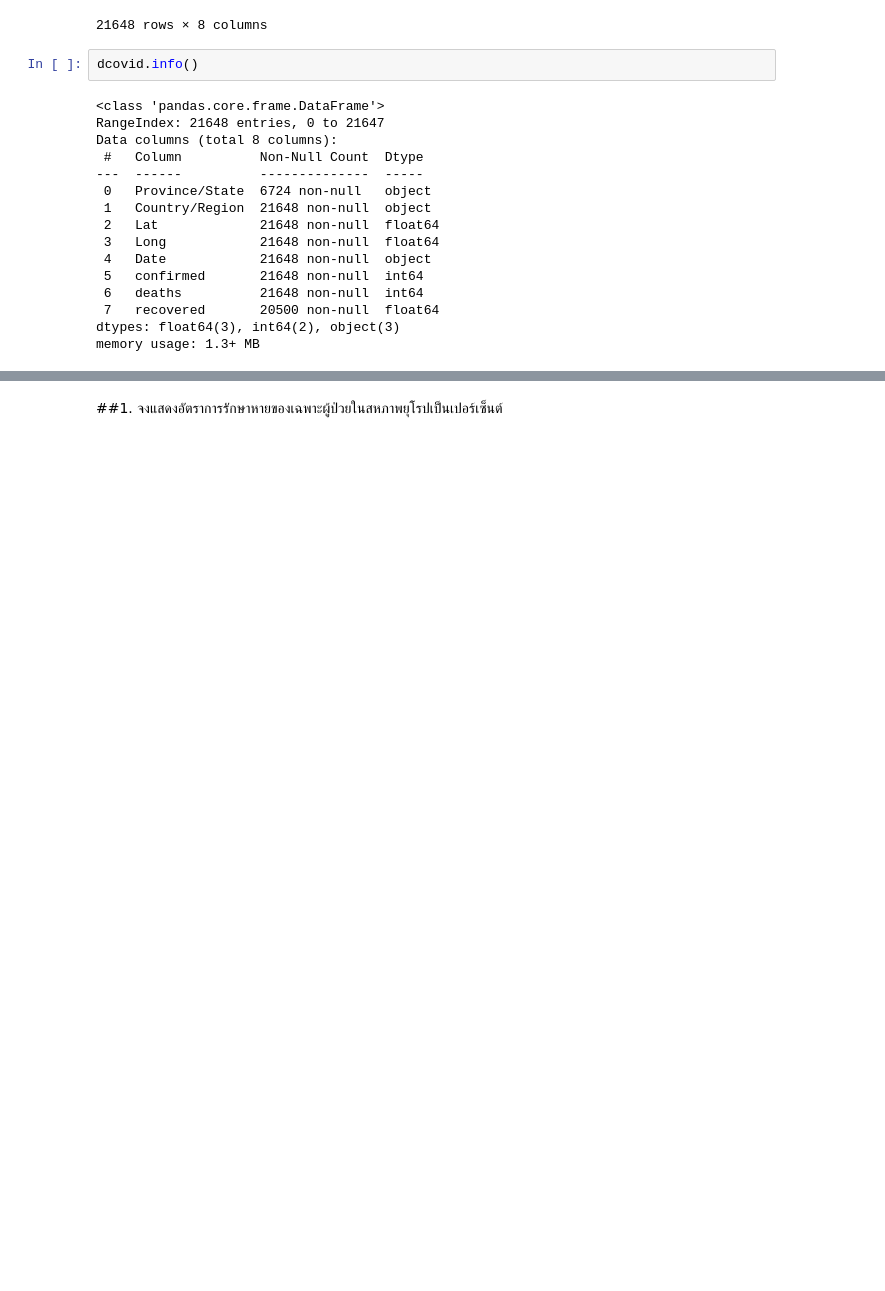
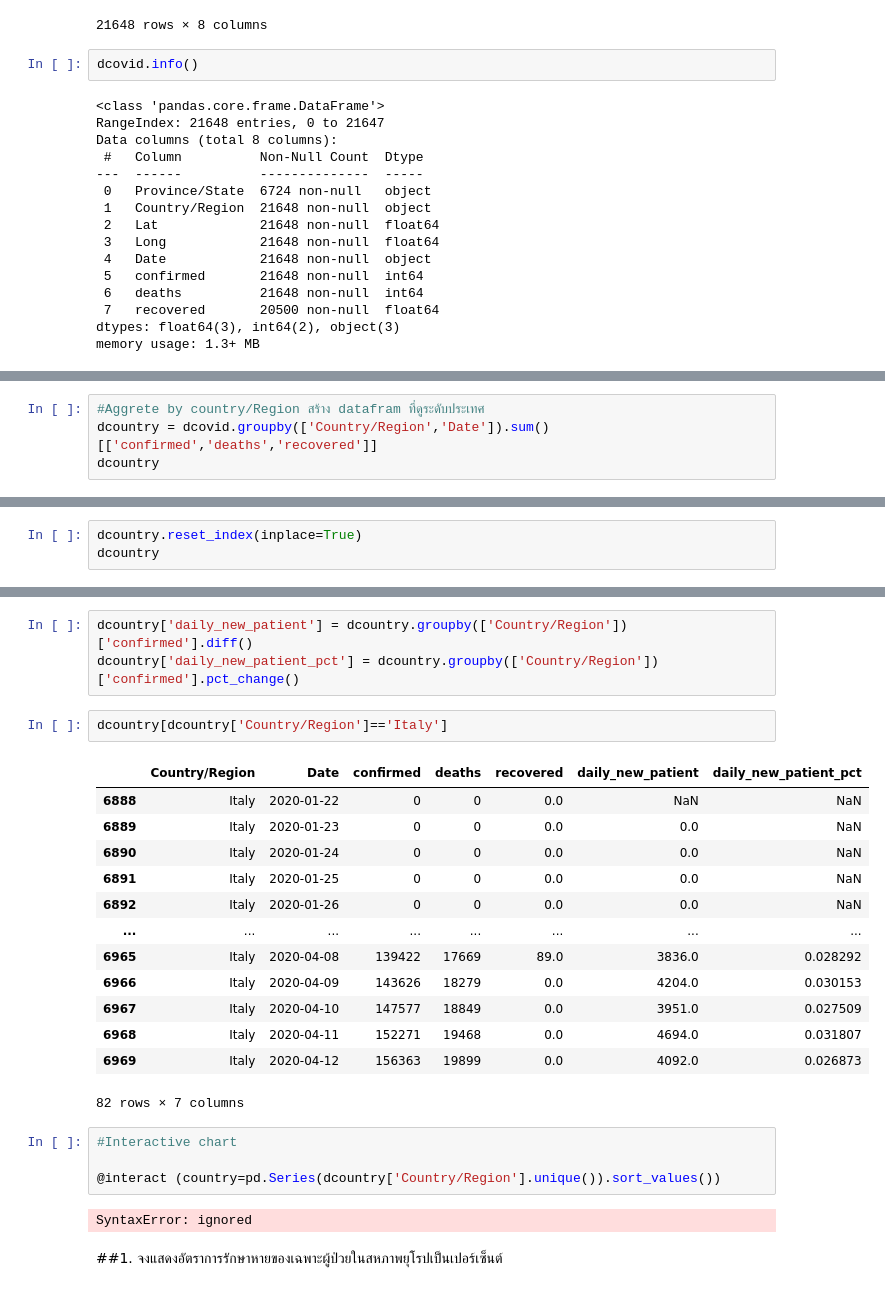
Before and after one commit to Ausawin2016/30Daypy, a Jupyter notebook: #5_Assigment2_อัศวิน_เอี่ยมสะอาดCOVID_19.ipynb, the cells around one changed output, grey strips where cells are left out. Drawn from its saved outputs; the diff is of its cells as text; blank space fills up the shorter version.

```diff
--- a/#5_Assigment2_อัศวิน_เอี่ยมสะอาดCOVID_19.ipynb
+++ b/#5_Assigment2_อัศวิน_เอี่ยมสะอาดCOVID_19.ipynb
@@ -258,0 +317,4 @@ dcovid['Date']
+# %%
+#Aggrete by country/Region สร้าง datafram ที่ดูระดับประเทศ
+dcountry = dcovid.groupby(['Country/Region','Date']).sum()[['confirmed','deaths','recovered']]
+dcountry
@@ -258,0 +363,3 @@ dcovid['Date']
+# %%
+dcountry.reset_index(inplace=True)
+dcountry
@@ -259,3 +396,28 @@ dcovid['Date']
+# %%
+dcountry['daily_new_patient'] = dcountry.groupby(['Country/Region'])['confirmed'].diff()
+dcountry['daily_new_patient_pct'] = dcountry.groupby(['Country/Region'])['confirmed'].pct_change()
+# %%
+dcountry[dcountry['Country/Region']=='Italy']
+# %% [output]
+|  | Country/Region | Date | confirmed | deaths | recovered | daily_new_patient | daily_new_patient_pct |
+| 6888 | Italy | 2020-01-22 | 0 | 0 | 0.0 | NaN | NaN |
+| 6889 | Italy | 2020-01-23 | 0 | 0 | 0.0 | 0.0 | NaN |
+| 6890 | Italy | 2020-01-24 | 0 | 0 | 0.0 | 0.0 | NaN |
+| 6891 | Italy | 2020-01-25 | 0 | 0 | 0.0 | 0.0 | NaN |
+| 6892 | Italy | 2020-01-26 | 0 | 0 | 0.0 | 0.0 | NaN |
+| ... | ... | ... | ... | ... | ... | ... | ... |
+| 6965 | Italy | 2020-04-08 | 139422 | 17669 | 89.0 | 3836.0 | 0.028292 |
+| 6966 | Italy | 2020-04-09 | 143626 | 18279 | 0.0 | 4204.0 | 0.030153 |
+| 6967 | Italy | 2020-04-10 | 147577 | 18849 | 0.0 | 3951.0 | 0.027509 |
+| 6968 | Italy | 2020-04-11 | 152271 | 19468 | 0.0 | 4694.0 | 0.031807 |
+| 6969 | Italy | 2020-04-12 | 156363 | 19899 | 0.0 | 4092.0 | 0.026873 |
+82 rows × 7 columns
+# %%
+#Interactive chart
+
+@interact (country=pd.Series(dcountry['Country/Region'].unique()).sort_values())
+# %% [output]
+SyntaxError: ignored
 # %% [markdown]
 
 ##1.   จงแสดงอัตราการรักษาหายของเฉพาะผู้ป่วยในสหภาพยุโรปเป็นเปอร์เซ็นต์
```
Also changed, not shown: parts of 10 cells of this notebook.
